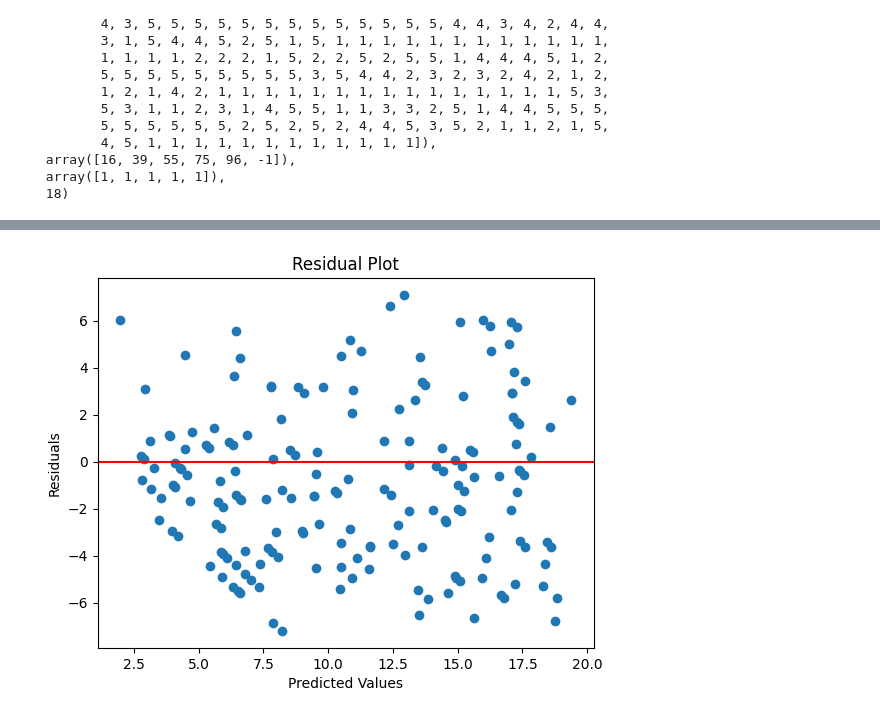
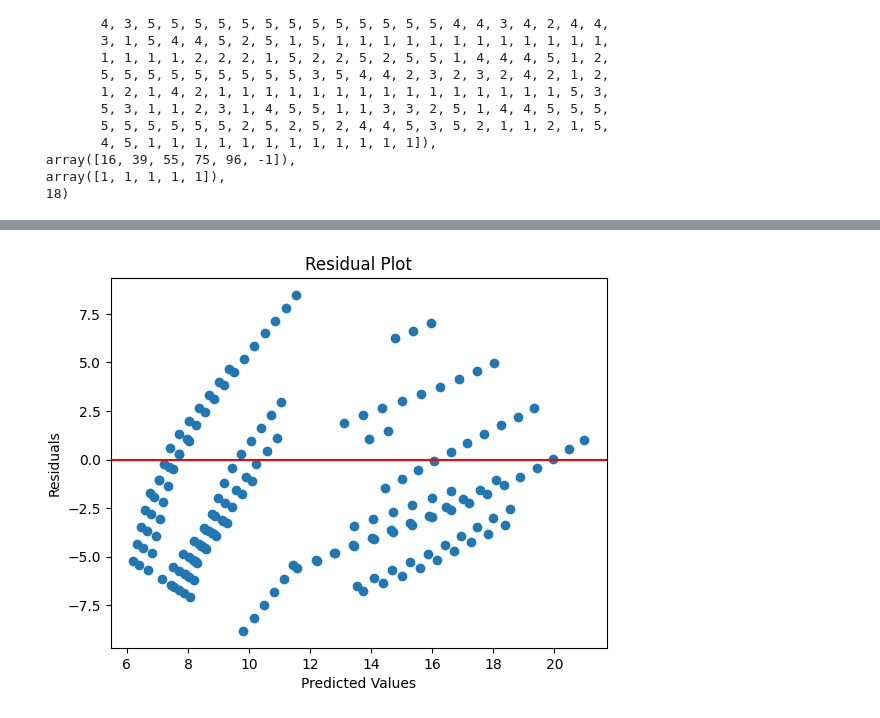
Before and after one commit to MiguelGarcaoSilva/motifpred, a Jupyter notebook: code/casestudy_syntheticdata_scenario1_ffnn.ipynb, the cells around one changed output, grey strips where cells are left out. Drawn from its saved outputs; the diff is of its cells as text; code cells hidden in the pictures.

```diff
--- a/code/casestudy_syntheticdata_scenario1_ffnn.ipynb
+++ b/code/casestudy_syntheticdata_scenario1_ffnn.ipynb
@@ -305,16 +307,21 @@ X1[0,:,:].flatten(), X2[0,:,:].flatten(), pattern_array[0,:,:].flatten(), y[0]
  array([1, 1, 1, 1, 1]),
  18)
 # %%
+masking_X1 = np.zeros((X1.shape[0], X1.shape[1], 1))
+for i, obs_motif_indexes in enumerate(X2):
+    for j, idx in enumerate(obs_motif_indexes):
+        masking_X1[i, idx[0]:idx[0]+5, 0] = 1
+
 tuner = CVTuner(
-  hypermodel=MyHyperModel_FFNN(time_series_shape=(X1.shape[1], X1.shape[2]), motif_indexes_shape=(X2.shape[1], X2.shape[2]), pattern_shape=(pattern_array.shape[1], pattern_array.shape[2])),
+  hypermodel=MyHyperModel_FFNN( motif_indexes_shape=(X2.shape[1], 1)),
   oracle=kt.oracles.GridSearchOracle(
     objective=kt.Objective("test_loss", "min"),
     max_trials=None),
     directory='../results/syntheticdata',
-    project_name='scenario1_ffnn_k=3')
+    project_name='scenario1_ffnn_k=3_indices')
 
 tuner.search(
-        x= [X1, X2, pattern_array],
+        x= X2,
         y=y,
         verbose=0,
         callbacks=[TqdmCallback(verbose=0)],
@@ -370,6 +361,12 @@ print(best_trial.metrics.get_best_value("test_mae"))
 cv_metrics = np.load(os.path.join(tuner.get_trial_dir(best_trial.trial_id), "metrics.pickle"), allow_pickle=True)
 print(cv_metrics)
 
+df_cv_metrics = pd.DataFrame({
+    'Mean': np.mean(cv_metrics, axis=0),
+    'STD': np.std(cv_metrics, axis=0)
+}, index=['Loss', 'MAE', 'RMSE', 'R2'])
+print(df_cv_metrics)
+
 metrics = []
 #train test split
 mid = int(0.8 * len(np.arange(len(X1))))
@@ -377,11 +374,11 @@ X1_train, X1_test = X1[:mid], X1[mid:]
 X2_train, X2_test = X2[:mid], X2[mid:]
 pattern_array_train, pattern_array_test = pattern_array[:mid], pattern_array[mid:]
 y_train, y_test = y[:mid], y[mid:]
-model = (MyHyperModel_FFNN(time_series_shape=(X1.shape[1], X1.shape[2]), motif_indexes_shape=(X2.shape[1], X2.shape[2]), pattern_shape=(pattern_array.shape[1], pattern_array.shape[2]))).build((best_trial.hyperparameters))
-history = model.fit([X1_train, X2_train, pattern_array_train], y_train, validation_split = 0.2,
+model = (MyHyperModel_FFNN(motif_indexes_shape=(X2.shape[1], X2.shape[2]))).build((best_trial.hyperparameters))
+history = model.fit([ X2_train], y_train, validation_split = 0.2,
             epochs=400, batch_size=best_trial.hyperparameters.values["batch_size"],
-            verbose=0, callbacks=[EarlyStopping(patience=10, monitor="val_loss", start_from_epoch = 100),  TqdmCallback(verbose=0)])
-metrics.append(model.evaluate([X1_test, X2_test, pattern_array_test], y_test))
+            verbose=0, callbacks=[TqdmCallback(verbose=0)])
+metrics.append(model.evaluate([X2_test], y_test))
 
 
 keras.utils.plot_model(model, to_file="../images/best_model_ffnn_casestudy_scenario1.png", show_shapes=True)
@@ -421,6 +422,6 @@ plt.show()
 # %%
 #plot prediction vs true values
-y_pred = model.predict([X1_test, X2_test, pattern_array_test])
+y_pred = model.predict([X2_test])
 
 residuals = y_test - y_pred.flatten()
 plt.scatter(y_pred, residuals)
@@ -434 +435 @@ plt.show()
-[figure, old version]
+[figure, new version]
```
Also changed, not shown: parts of 8 cells of this notebook, 10 other files.
